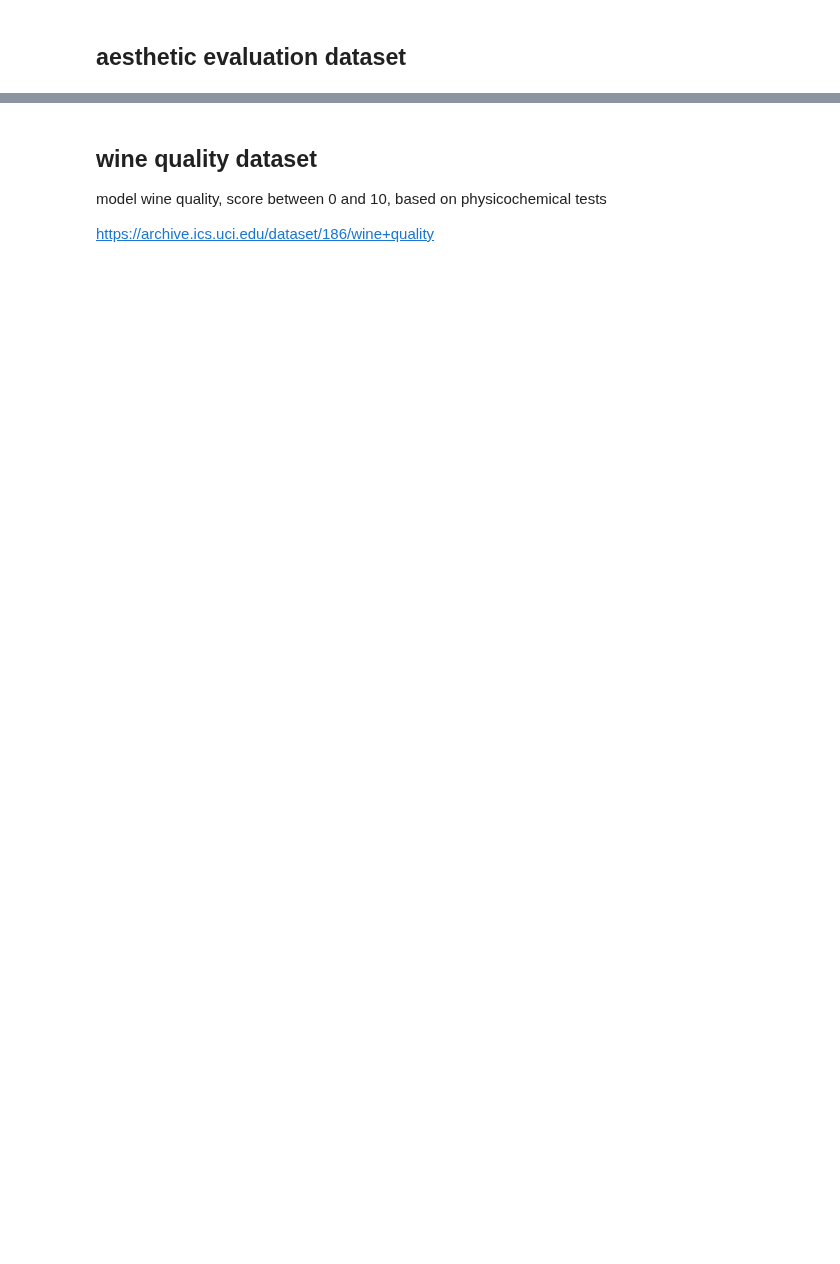
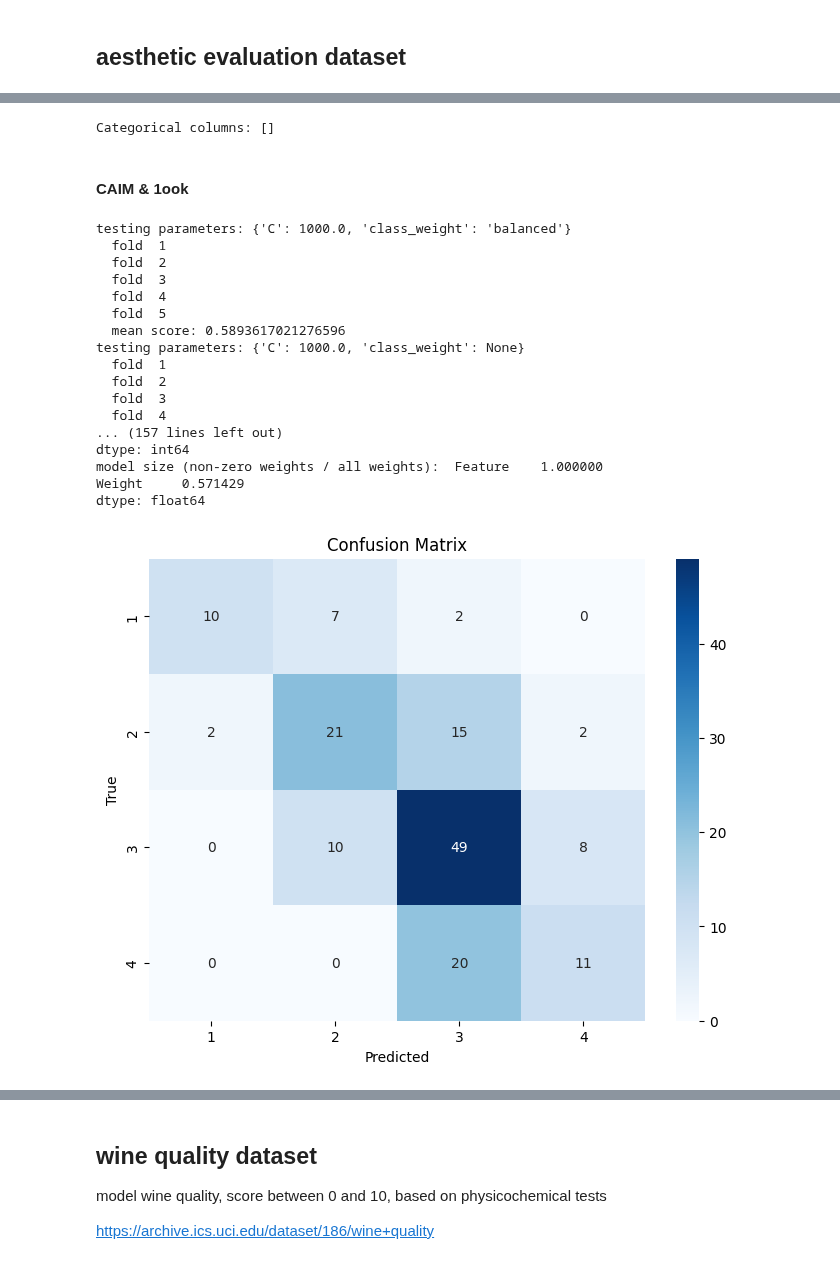
Before and after one commit to mafits/opt-ordinal-scorecards, a Jupyter notebook: test_ordinal.ipynb, the cells around one changed output, grey strips where cells are left out. Saved outputs shown, nothing was run; the diff lists cells and outputs as text; code cells hidden in the pictures; blank space fills up the shorter version.

```diff
--- a/test_ordinal.ipynb
+++ b/test_ordinal.ipynb
@@ -657,0 +427,12 @@ thresholds  {'BRA Value': [0.17135143897882216, 0.189619931322902, 0.20154489666
+# %%
+aesthetic_evaluation_data = pd.read_csv('datasets/aesthetic_evaluation_data.csv')
+aesthetic_evaluation_objective = aesthetic_evaluation_data['Objective Evaluation']
+
+# get data from author = mariajoaocardoso
+aesthetic_evaluation_data_mariajoaocardoso = aesthetic_evaluation_data[aesthetic_evaluation_data['Author'] == 'mariajoaocardoso']
+aesthetic_evaluation_data_mariajoaocardoso_objective = aesthetic_evaluation_data_mariajoaocardoso['Objective Evaluation']
+aesthetic_evaluation_data_mariajoaocardoso = aesthetic_evaluation_data_mariajoaocardoso.drop(columns=['Image Filename','Author','Objective Evaluation', 'sX2L Value','sX2a Value','sX2b Value','sX2Lab Value','sEMDL Value','sEMDa Value','sEMDb Value','sEMDLab Value'])
+aesthetic_evaluation_data_mariajoaocardoso_X = aesthetic_evaluation_data_mariajoaocardoso.drop(columns='Subjective Evaluation')
+aesthetic_evaluation_data_mariajoaocardoso_y = aesthetic_evaluation_data_mariajoaocardoso['Subjective Evaluation']
+
+aesthetic_evaluation_data_mariajoaocardoso.head()
@@ -657,0 +467,56 @@ thresholds  {'BRA Value': [0.17135143897882216, 0.189619931322902, 0.20154489666
+# %%
+# get categorical columns
+categorical_columns = aesthetic_evaluation_data_mariajoaocardoso_X.select_dtypes(include=['object']).columns.tolist()
+print(f'Categorical columns: {categorical_columns}')
+
+# encode categorical columns
+for col in categorical_columns:
+    aesthetic_evaluation_data_mariajoaocardoso_X[col] = aesthetic_evaluation_data_mariajoaocardoso_X[col].astype('category').cat.codes.astype('int')
+    print(f"Column {col} encoded as: {aesthetic_evaluation_data_mariajoaocardoso_X[col].unique()}")
+
+# do a mapping for the ordinal target variable
+mapping = {1: 'Poor', 2: 'Fair', 3: 'Good', 4: 'Excellent'}
+
+K = 4  # number of classes
+# %% [output]
+Categorical columns: []
+# %% [markdown]
+#### CAIM & 1ook
+# %%
+start_time = time.time()
+
+scorecard = Scorecard()
+aesthetic_mariajoaocardoso_caim_1ook_ml_model, aesthetic_mariajoaocardoso_caim_1ook_ml_weights = scorecard.fit(aesthetic_evaluation_data_mariajoaocardoso_X, aesthetic_evaluation_data_mariajoaocardoso_y, categorical_columns,
+                 thresholds_method='CAIM',
+                 encoding_method='1_OUT_OF_K',
+                 model_method='ML',
+                 params=None,
+                 use_sbc=True,
+                 K=K,
+                 mapping=mapping)
+
+end_time = time.time()
+print(f"Execution time: {end_time - start_time} seconds")
+
+scorecard.evaluate()
+
+scorecard.show_scorecard()
+# %% [output]
+testing parameters: {'C': 1000.0, 'class_weight': 'balanced'}
+  fold  1
+  fold  2
+  fold  3
+  fold  4
+  fold  5
+  mean score: 0.5893617021276596
+testing parameters: {'C': 1000.0, 'class_weight': None}
+  fold  1
+  fold  2
+  fold  3
+  fold  4
+... (157 lines left out)
+dtype: int64
+model size (non-zero weights / all weights):  Feature    1.000000
+Weight     0.571429
+dtype: float64
+[figure, added]
```
Also changed, not shown: parts of 181 cells of this notebook, 13 other files.
